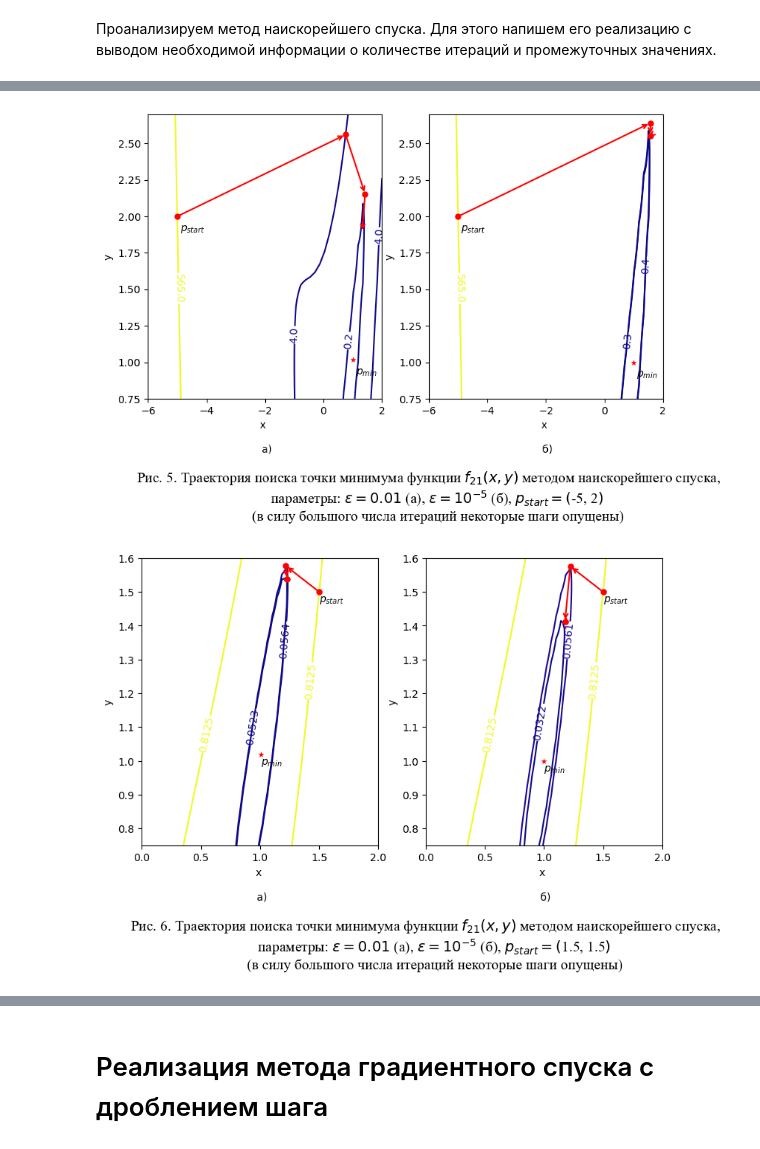
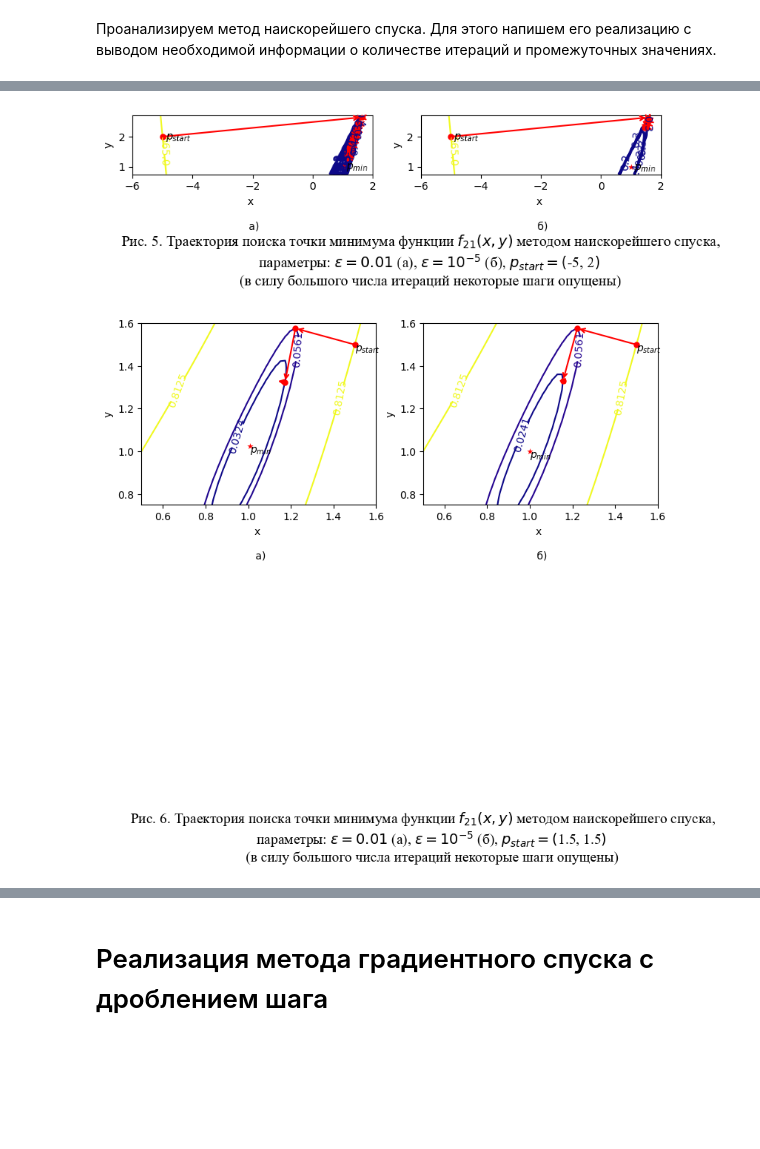
Before and after one commit to Ship-Vano/OptimizationMethodsLabs, a Jupyter notebook: Lab2.ipynb, the cells around one changed output, grey strips where cells are left out. Cells and saved outputs as stored; diff of their text form; code cells hidden in the pictures; blank space fills up the shorter version.

```diff
--- a/Lab2.ipynb
+++ b/Lab2.ipynb
@@ -222,7 +291,7 @@ xmin0_f1, ymin0_f1, fmin0_f1, xs0_f1, ys0_f1, its0_f1, fls0_f1, grs0_f1 = InfoSt
 xmin1_f1, ymin1_f1, fmin1_f1, xs1_f1, ys1_f1, its1_f1, fls1_f1, grs1_f1 = InfoSteepestDescentMinSearch(f1, eps2, 10, 10)
 # %%
 x = np.linspace(-4, 12)
-y = np.linspace(-4, 11)
+y = np.linspace(-4, 12)
 X, Y = np.meshgrid(x, y)
 Z = F1(X, Y)
 fig, ax = plt.subplots(nrows=1, ncols=2,figsize=(9, 5))
@@ -230,7 +299,7 @@ levels1 = []
 levels2 = []
 ax[0].scatter(xs0_f1[0:4], ys0_f1[0:4], color='red', lw=0.05, zorder=2)
 ax[0].scatter(xs0_f1[-1], ys0_f1[-1], color='red', lw=0.05, marker='*', zorder=2)
-ax[1].scatter(xs1_f1[0:2], ys1_f1[0:2], color='red', lw=0.05, zorder=2)
+ax[1].scatter(xs1_f1[0:3], ys1_f1[0:3], color='red', lw=0.05, zorder=2)
 ax[1].scatter(xs1_f1[-1], ys1_f1[-1], color='red', lw=0.05, marker='*', zorder=2)
 for i in range(0,4):
     levels1.append(f1(xs0_f1[i], ys0_f1[i]))
@@ -240,7 +309,7 @@ for i in range(0,4):
 levels1.reverse()
 CS1 = ax[0].contour(X, Y, Z, cmap=cm.plasma, levels=levels1, zorder=1)
 ax[0].clabel(CS1, CS1.levels,inline=True,inline_spacing = 1)
-for i in range(0,2):
+for i in range(0,3):
     levels2.append(f1(xs1_f1[i], ys1_f1[i]))
     ax[1].annotate('', xytext=(xs1_f1[i], ys1_f1[i]), xy=(xs1_f1[i+1], ys1_f1[i+1]),
                    arrowprops={'arrowstyle': '->', 'color': 'r', 'lw': 1.5},
@@ -260,6 +329,8 @@ ax[1].set_ylabel('y')
 plt.title('Рис. 3. Траектория поиска точки минимума функции $f_1(x, y)$ методом наискорейшего спуска, \n \
 параметры: $ε=0.01$ (а), $ε=10^{-5}$ (б), $p_{start}=(10, 10)$ \n \
 (в силу большого числа итераций некоторые шаги опущены)',
-             fontsize=14, fontname='Times New Roman',y=-0.45, x = 0)
+             fontsize=14, fontname='Times New Roman',y=-0.6, x = 0)
+ax[0].axis('scaled')
+ax[1].axis('scaled')
 plt.show()
 # %% [output]
@@ -342,47 +415,49 @@ def ExperimentPlot(func, xmin, xmax, ymin, ymax, n1, n2, xs1, ys1, xs2, ys2, ind
                        va='center', ha='center')
     levels1.sort()
     CS1 = ax[0].contour(X, Y, Z, cmap=cm.plasma, levels=levels1, zorder=1)
     ax[0].clabel(CS1, CS1.levels,inline=True,inline_spacing = 1)
     for i in range(0,n2):
         levels2.append(func(xs2[i], ys2[i]))
         ax[1].annotate('', xytext=(xs2[i], ys2[i]), xy=(xs2[i+1], ys2[i+1]),
                        arrowprops={'arrowstyle': '->', 'color': 'r', 'lw': 1.5},
                        va='center', ha='center')
     levels2.sort()
     CS2 = ax[1].contour(X, Y, Z, cmap=cm.plasma, levels=levels2, zorder=1)
     ax[1].clabel(CS2, CS2.levels,inline=True,inline_spacing = 1)
 
     ax[0].annotate('$p_{min}$', xytext=(xs1[-1]+xspacing, ys1[-1]-yspacing), xy=(xs1[-1], ys1[-1]))
     ax[0].annotate('$p_{start}$', xytext=(xs1[0]+xspacing, ys1[0]-yspacing), xy=(xs1[0], ys1[0]))
     ax[0].set_xlabel('x \n \n a)')
     ax[1].annotate('$p_{min}$', xytext=(xs2[-1]+xspacing, ys2[-1]-yspacing), xy=(xs2[-1], ys2[-1]))
     ax[1].annotate('$p_{start}$', xytext=(xs2[0]+xspacing, ys2[0]-yspacing), xy=(xs2[0], ys2[0]))
     ax[1].set_xlabel('x \n \n б)')
     ax[0].set_ylabel('y')
     ax[1].set_ylabel('y')
     plt.title(f'Рис. {ind}.'+' Траектория поиска точки минимума функции $f_{'+f'{fnum}'+'}(x, y)$ методом наискорейшего спуска, \n \
     параметры: $ε=0.01$ (а), $ε=10^{-5}$ (б), $p_{start}=($'+f'{xstart}, {ystart}'+'$)$ \n \
     (в силу большого числа итераций некоторые шаги опущены)',
-                 fontsize=14, fontname='Times New Roman',y=-0.45, x = 0)
+                 fontsize=14, fontname='Times New Roman',y=-2, x = 0)
+    ax[0].axis('scaled')
+    ax[1].axis('scaled')
     plt.show()
 
 ExperimentPlot(np.vectorize(f21), xmin=-6, xmax=2,
-               ymin=0.75, ymax=2.7, n1=3, n2=3, xs1=xs0_f21, ys1=ys0_f21,
+               ymin=0.75, ymax=2.7, n1=20, n2=8, xs1=xs0_f21, ys1=ys0_f21,
                xs2=xs1_f21, ys2=ys1_f21, ind=5, xstart=-5, ystart=2,
               xspacing=0.1, yspacing=0.1, fnum=21)
 # %% [output]
-[figure, old version]
+[figure, new version]
 # %%
 xmin2_f21, ymin2_f21, fmin2_f21, xs2_f21, ys2_f21, its2_f21, fls2_f21, grs2_f21 = InfoSteepestDescentMinSearch(f21, eps1, 1.5, 1.5)
 # %%
 xmin3_f21, ymin3_f21, fmin3_f21, xs3_f21, ys3_f21, its3_f21, fls3_f21, grs3_f21 = InfoSteepestDescentMinSearch(f21, eps2, 1.5, 1.5)
 # %%
-ExperimentPlot(np.vectorize(f21), xmin=0, xmax=2,
+ExperimentPlot(np.vectorize(f21), xmin=0.5, xmax=1.6,
                ymin=0.75, ymax=1.6, n1=3, n2=3, xs1=xs2_f21, ys1=ys2_f21,
                xs2=xs3_f21, ys2=ys3_f21, ind=6, xstart=1.5, ystart=1.5,
               xspacing=0, yspacing=0.03, fnum=21)
 # %% [output]
-[figure, old version]
+[figure, new version]
 # %%
 xmin0_f22, ymin0_f22, fmin0_f22, xs0_f22, ys0_f22, its0_f22, fls0_f22, grs0_f22 = InfoSteepestDescentMinSearch(f22, eps1, -1.2, 1.7)
 # %%
```
Also changed, not shown: parts of 22 cells of this notebook, 6 other files.
